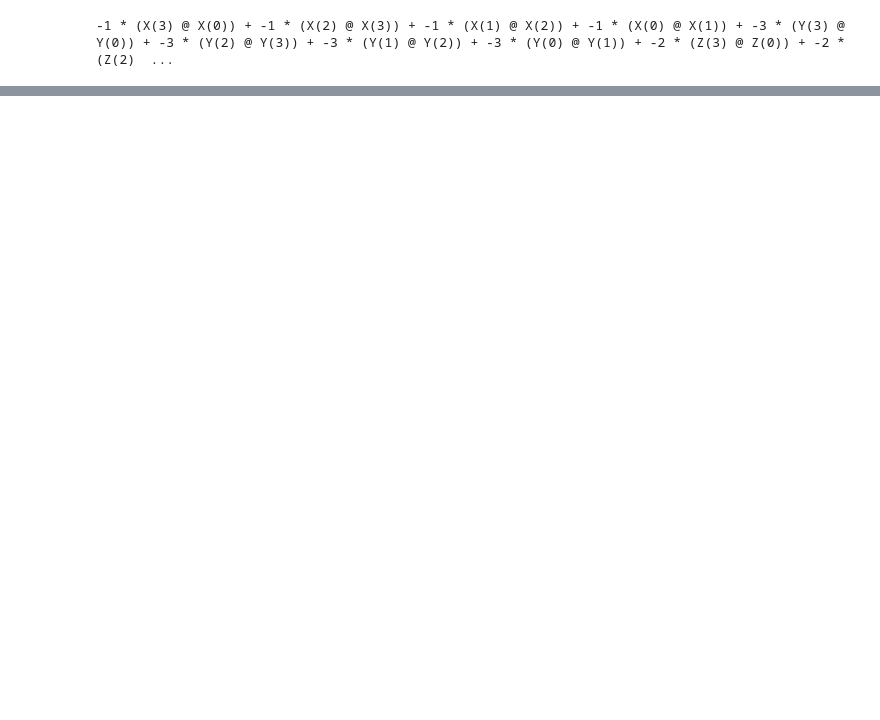
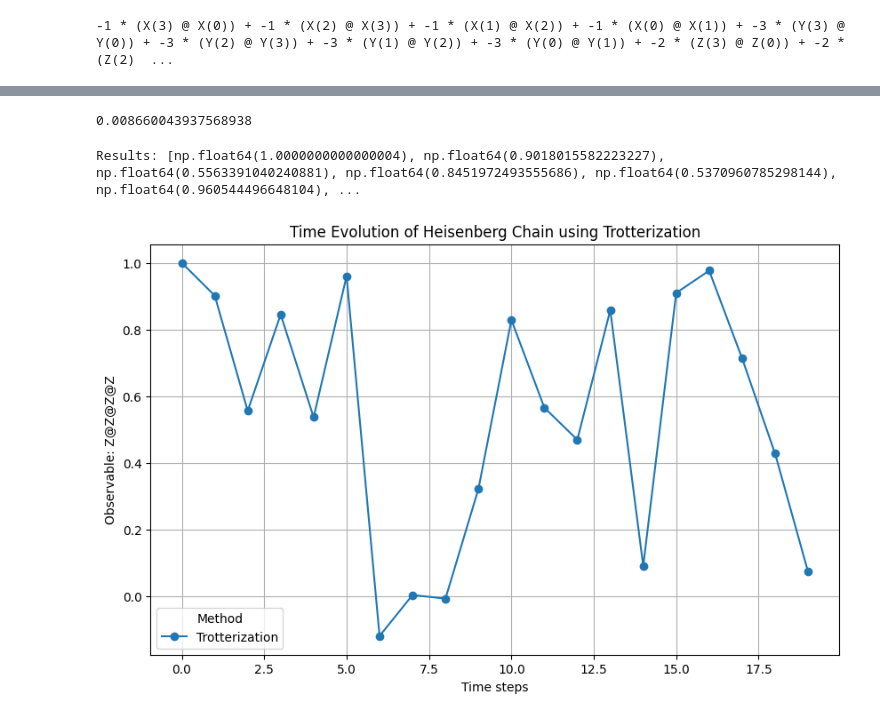
Before and after one commit to pranavi-jain/pennylane, a Jupyter notebook: Trotterization/heisenberg_spin_trotter.ipynb, the cells around one changed output, grey strips where cells are left out. Cells and saved outputs as stored; diff of their text form; code cells hidden in the pictures; blank space fills up the shorter version.

```diff
--- a/Trotterization/heisenberg_spin_trotter.ipynb
+++ b/Trotterization/heisenberg_spin_trotter.ipynb
@@ -178,4 +10,7 @@ print(calculate_fidelity([1,3,2,0.3],0.0,2.5,2))
 # %%
+dev = qml.device("default.qubit", wires=4)
+
+# Hamiltonian for a Heisenberg chain with 4 spins
 def create_hamiltonian(params):
     couplings = [-params[-1]]
     ops = [qml.PauliX(3)]
@@ -193,11 +28,12 @@ def create_hamiltonian(params):
         ops = [qml.PauliX(i)@qml.PauliX((i+1)%4)] + ops
     return qml.Hamiltonian(couplings,ops)
 
+# Circuit for the time evolution of the Heisenberg chain
 @partial(qml.transforms.decompose, gate_set={qml.CNOT, qml.RX, qml.RY, qml.RZ})
 @qml.qnode(dev)
 def evolve(params, time, depth):
     qml.ApproxTimeEvolution(create_hamiltonian(params), time, depth)
-    return qml.state()
+    return qml.expval(qml.PauliZ(0) @ qml.PauliZ(1) @ qml.PauliZ(2) @ qml.PauliZ(3))
 # %%
 print(create_hamiltonian([1,3,2,0.3]))
 # %% [output]
@@ -332,0 +61,34 @@ AssertionError: Your circuit does not Trotterize the Heisenberg Model
+# %%
+result = (evolve)([1,3,2,0.3], 3, 2)
+print(result)
+# %% [output]
+0.008660043937568938
+# %%
+## Time evolution of the Heisenberg chain using Trotterization
+
+# parameters to be changed
+time = range(0, 20, 1)
+depth = 3
+params = [1,3,2,0.3]
+results = []
+
+for t in time:
+    results.append(evolve(params, t, depth))
+
+print("Results:", results)
+# %% [output]
+Results: [np.float64(1.0000000000000004), np.float64(0.9018015582223227), np.float64(0.5563391040240881), np.float64(0.8451972493555686), np.float64(0.5370960785298144), np.float64(0.960544496648104), ...
+# %%
+## Plotting the results
+
+plt.plot
+plt.figure(figsize=(10, 6))
+plt.plot(time, results, marker='o', label="Trotterization")
+plt.title("Time Evolution of Heisenberg Chain using Trotterization")
+plt.xlabel("Time steps")
+plt.ylabel("Observable: Z@Z@Z@Z")
+plt.legend(title="Method")
+plt.grid(True)
+plt.show()
+# %% [output]
+[figure, added]
```
Also changed, not shown: parts of 11 cells of this notebook, 1 other file.
